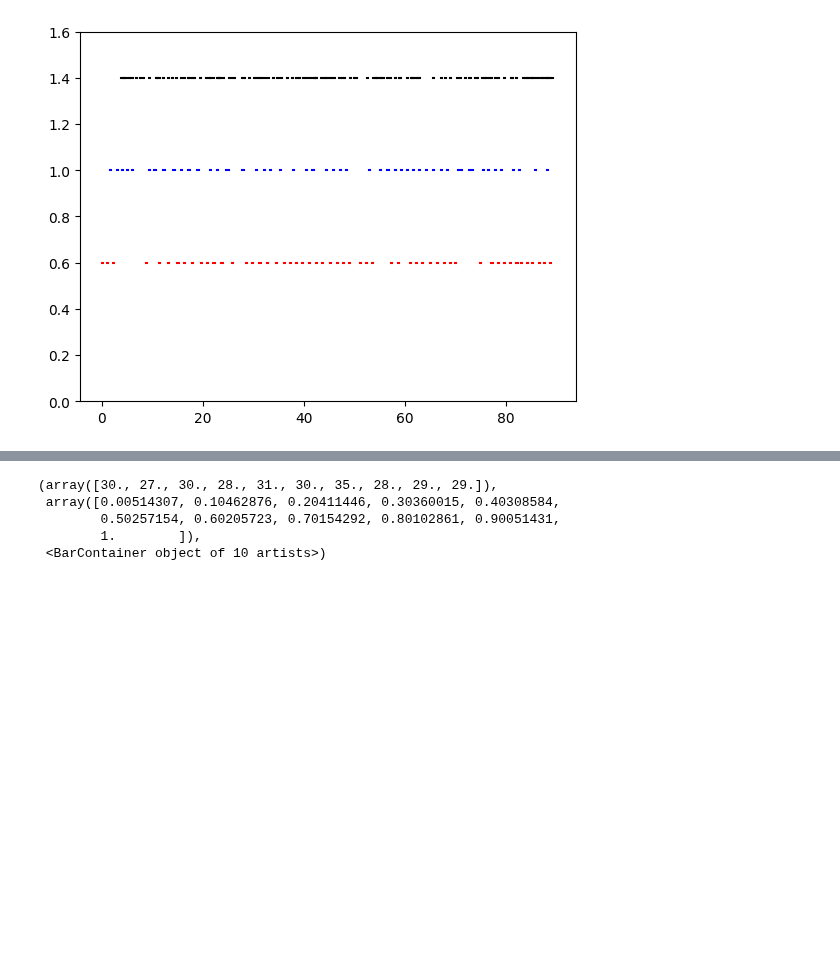
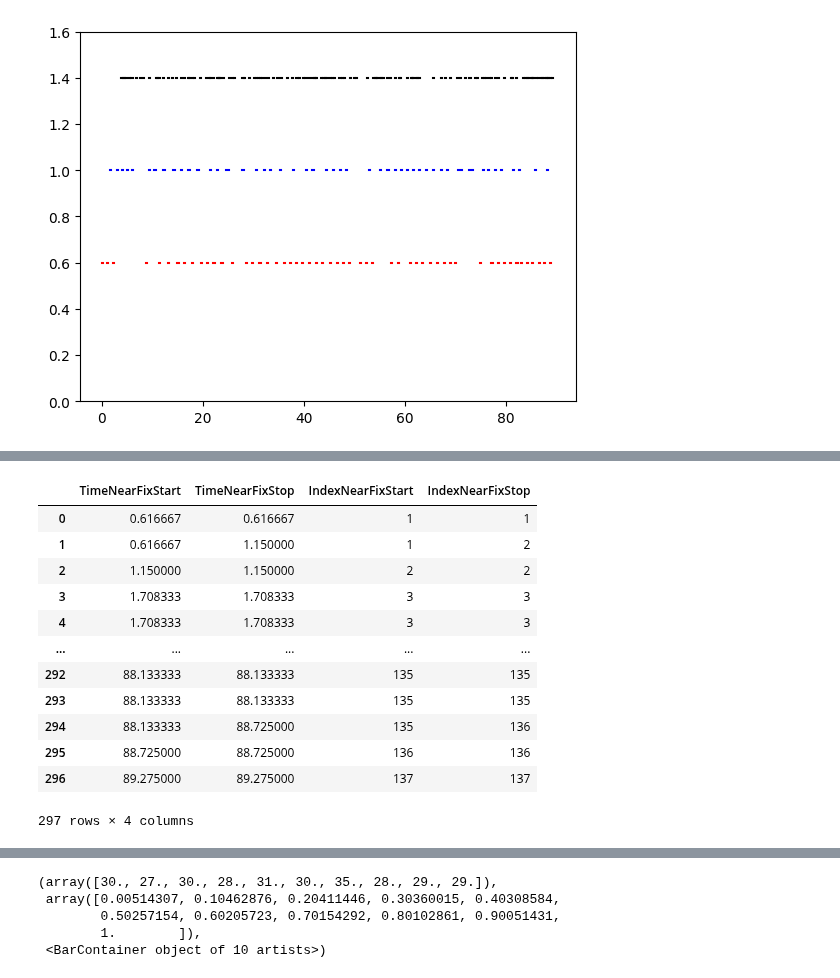
Before and after one commit to BonnenLab/visualize-skelly-laser-environment, a Jupyter notebook: fixations-vs-feet.ipynb, the cells around one changed output, grey strips where cells are left out. Drawn from its saved outputs; the diff is of its cells as text; code cells hidden in the pictures; blank space fills up the shorter version.

```diff
--- a/fixations-vs-feet.ipynb
+++ b/fixations-vs-feet.ipynb
@@ -148,3 +144,19 @@ df
+# %%
+nearestFootfalls
+# %% [output]
+|  | TimeNearFixStart | TimeNearFixStop | IndexNearFixStart | IndexNearFixStop |
+| 0 | 0.616667 | 0.616667 | 1 | 1 |
+| 1 | 0.616667 | 1.150000 | 1 | 2 |
+| 2 | 1.150000 | 1.150000 | 2 | 2 |
+| 3 | 1.708333 | 1.708333 | 3 | 3 |
+| 4 | 1.708333 | 1.708333 | 3 | 3 |
+| ... | ... | ... | ... | ... |
+| 292 | 88.133333 | 88.133333 | 135 | 135 |
+| 293 | 88.133333 | 88.133333 | 135 | 135 |
+| 294 | 88.133333 | 88.725000 | 135 | 136 |
+| 295 | 88.725000 | 88.725000 | 136 | 136 |
+| 296 | 89.275000 | 89.275000 | 137 | 137 |
+297 rows × 4 columns
 # %%
 footfalls_ar = np.array(footfalls)
 fmax = footfalls_ar.max()
```
Also changed, not shown: parts of 11 cells of this notebook.
